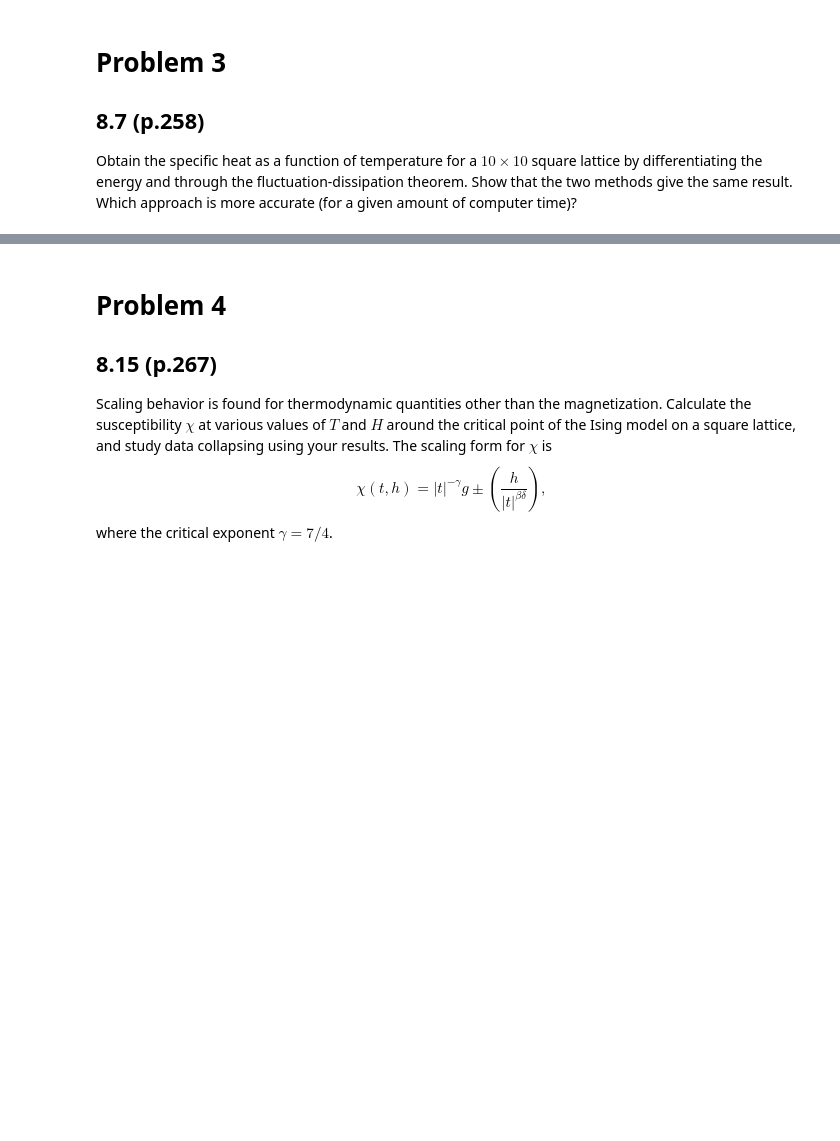
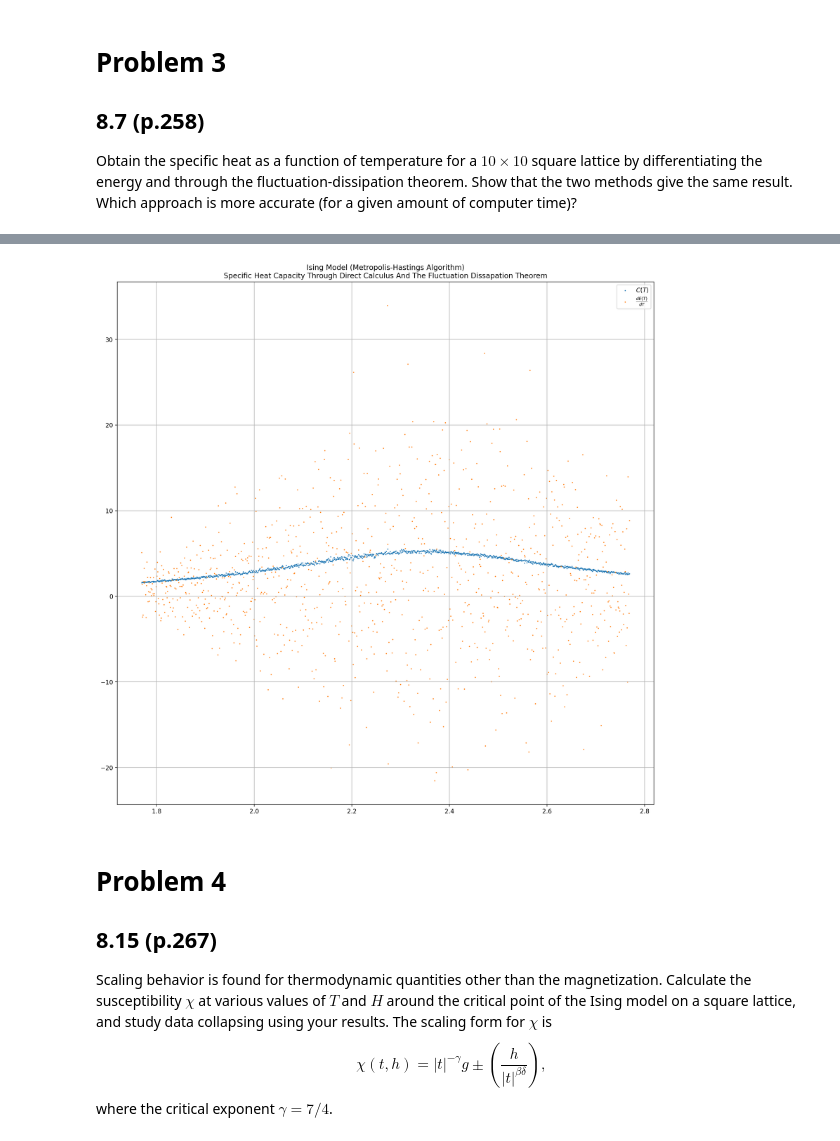
Before and after one commit to ethank5149/PurduePHYS580, a Jupyter notebook: Homework/HW5/HW5out.ipynb, the cells around one changed output, grey strips where cells are left out. Cells and saved outputs as stored; diff of their text form; code cells hidden in the pictures; blank space fills up the shorter version.

```diff
--- a/Homework/HW5/HW5out.ipynb
+++ b/Homework/HW5/HW5out.ipynb
@@ -22,2 +16,0 @@ from scipy.integrate import trapz
-# %%
-plt.style.use('dark_background')
@@ -48,3 +153,7 @@ It is enough if you calculate __either__ for the square grid, __or__ the triangu
 ## 8.7 (p.258)
 
 Obtain the specific heat as a function of temperature for a $10\times10$ square lattice by differentiating the energy and through the fluctuation-dissipation theorem. Show that the two methods give the same result. Which approach is more accurate (for a given amount of computer time)?
+# %%
+dT = 0.5
+L = IsingLattice(rows=10, cols=10, h=0.0, J=1.0, kB=1.0, Ti=Tc-dT, Tf=Tc+dT, nT=1000, nR=20000, sS=10000)
+T, E, M, C, X = L.simulate()
@@ -51,3 +178,15 @@ Obtain the specific heat as a function of temperature for a $10\times10$ square
+# %%
+fig, ax = plt.subplots(1, 1, figsize=(16, 16), dpi=200)
+ax.set_title('Ising Model (Metropolis-Hastings Algorithm)\nSpecific Heat Capacity Through Direct Calculus And The Fluctuation Dissapation Theorem')
+
+ax.scatter(T, C, marker=',', s=1, label=r'$C(T)$')
+ax.scatter(T, np.gradient(E, np.mean(np.ediff1d(T))), marker=',', s=1, label=r'$\frac{dE(T)}{dT}$')
+
+ax.legend()
+ax.grid()
+fig.savefig('Problem3')
+# %% [output]
+[figure, added]
 # %% [markdown]
 # Problem 4
 ## 8.15 (p.267)
```
Also changed, not shown: parts of 14 cells of this notebook, 4 other files.
